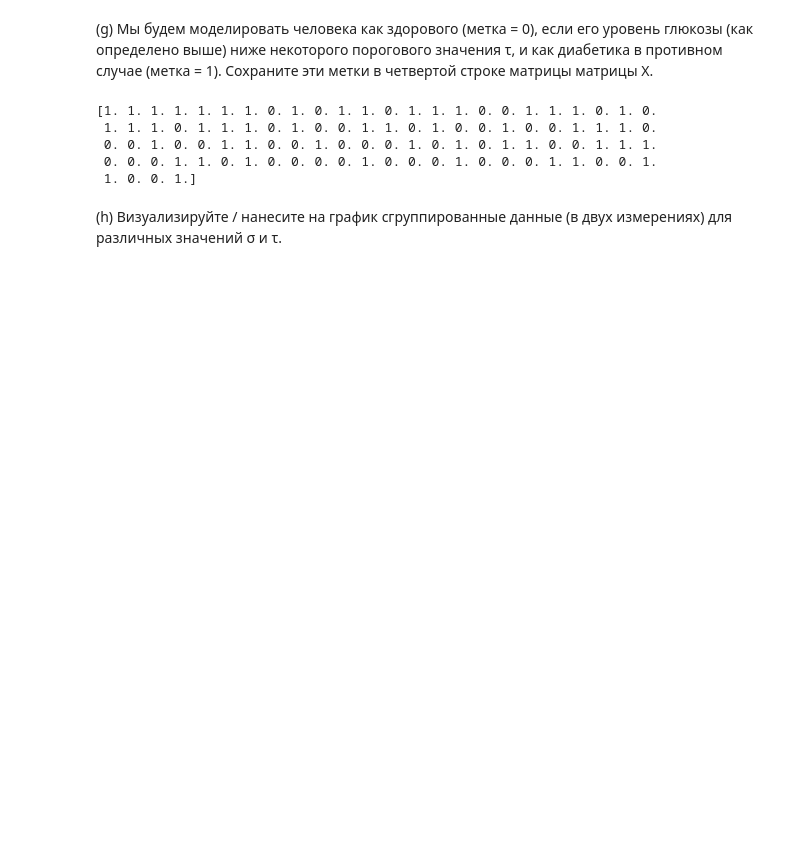
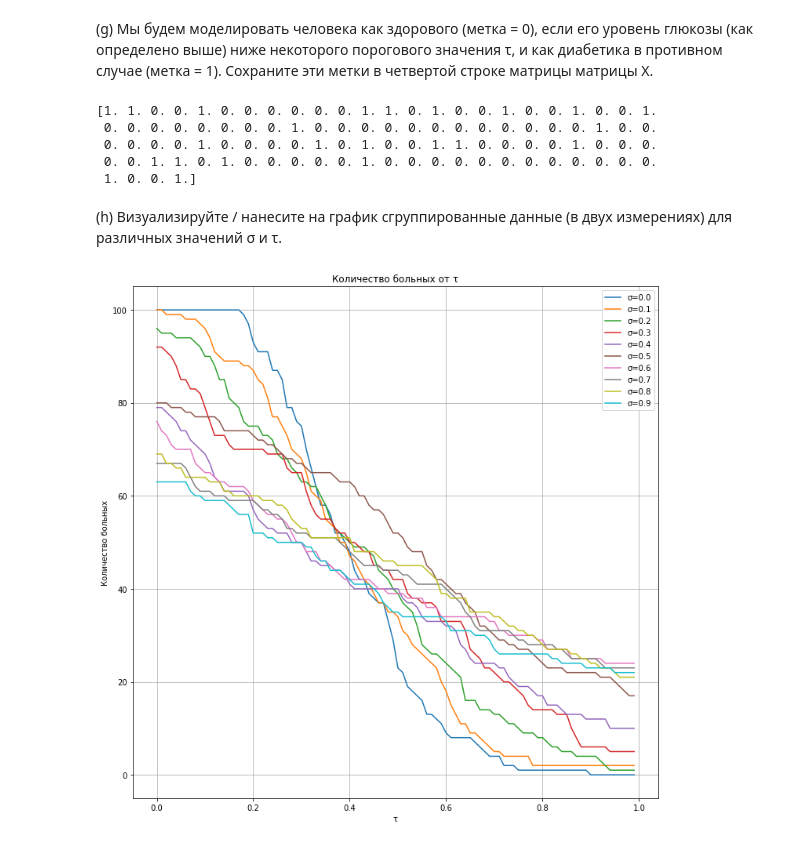
Before and after one commit to loverdom/kfu, a Jupyter notebook: TI_zigangirov_lab1.ipynb, the cells around one changed output. Saved outputs shown, nothing was run; the diff lists cells and outputs as text; code cells hidden in the pictures; blank space fills up the shorter version.

```diff
--- a/TI_zigangirov_lab1.ipynb
+++ b/TI_zigangirov_lab1.ipynb
@@ -203,13 +203,41 @@ print(x[2])
 (g) Мы будем моделировать человека как здорового (метка = 0), если его уровень глюкозы (как определено выше) ниже некоторого порогового значения τ, и как диабетика в противном случае (метка = 1). Сохраните эти метки в четвертой строке матрицы матрицы X.
 # %%
 s = 0.55
-x[3] = np.array(x[2] > s, dtype=int)
+x[3] = np.array(x[2] > s)
 print(x[3])
 # %% [output]
-[1. 1. 1. 1. 1. 1. 1. 0. 1. 0. 1. 1. 0. 1. 1. 1. 0. 0. 1. 1. 1. 0. 1. 0.
- 1. 1. 1. 0. 1. 1. 1. 0. 1. 0. 0. 1. 1. 0. 1. 0. 0. 1. 0. 0. 1. 1. 1. 0.
- 0. 0. 1. 0. 0. 1. 1. 0. 0. 1. 0. 0. 0. 1. 0. 1. 0. 1. 1. 0. 0. 1. 1. 1.
- 0. 0. 0. 1. 1. 0. 1. 0. 0. 0. 0. 1. 0. 0. 0. 1. 0. 0. 0. 1. 1. 0. 0. 1.
+[1. 1. 0. 0. 1. 0. 0. 0. 0. 0. 0. 1. 1. 0. 1. 0. 0. 1. 0. 0. 1. 0. 0. 1.
+ 0. 0. 0. 0. 0. 0. 0. 0. 1. 0. 0. 0. 0. 0. 0. 0. 0. 0. 0. 0. 0. 1. 0. 0.
+ 0. 0. 0. 0. 1. 0. 0. 0. 0. 1. 0. 1. 0. 0. 1. 1. 0. 0. 0. 0. 1. 0. 0. 0.
+ 0. 0. 1. 1. 0. 1. 0. 0. 0. 0. 0. 1. 0. 0. 0. 0. 0. 0. 0. 0. 0. 0. 0. 0.
  1. 0. 0. 1.]
 # %% [markdown]
 (h) Визуализируйте / нанесите на график сгруппированные данные (в двух измерениях) для различных значений σ и τ.
+# %%
+enum = np.arange(0, 1, 0.01)
+size = len(enum)
+
+ppl = np.zeros((size, size), dtype=np.int32)
+
+for i, objx in enumerate(enum):
+  target = ratio + objx * np.random.randn(100)
+
+  for j, objy in enumerate(enum):
+    ppl[i][j] = np.sum(target > objy)
+# %%
+plt.figure(figsize=(12, 12))
+
+plt.title("Количество больных от τ")
+
+for i in range(0, 100, 10):
+  plt.plot(enum, ppl[i], label='σ={0}'.format(round(enum[i], 1)))
+
+
+plt.xlabel("τ")
+plt.ylabel("Количество больных")
+plt.grid()
+
+plt.legend()
+plt.show()
+# %% [output]
+[figure, added]
```
Also changed, not shown: parts of 8 cells of this notebook.
